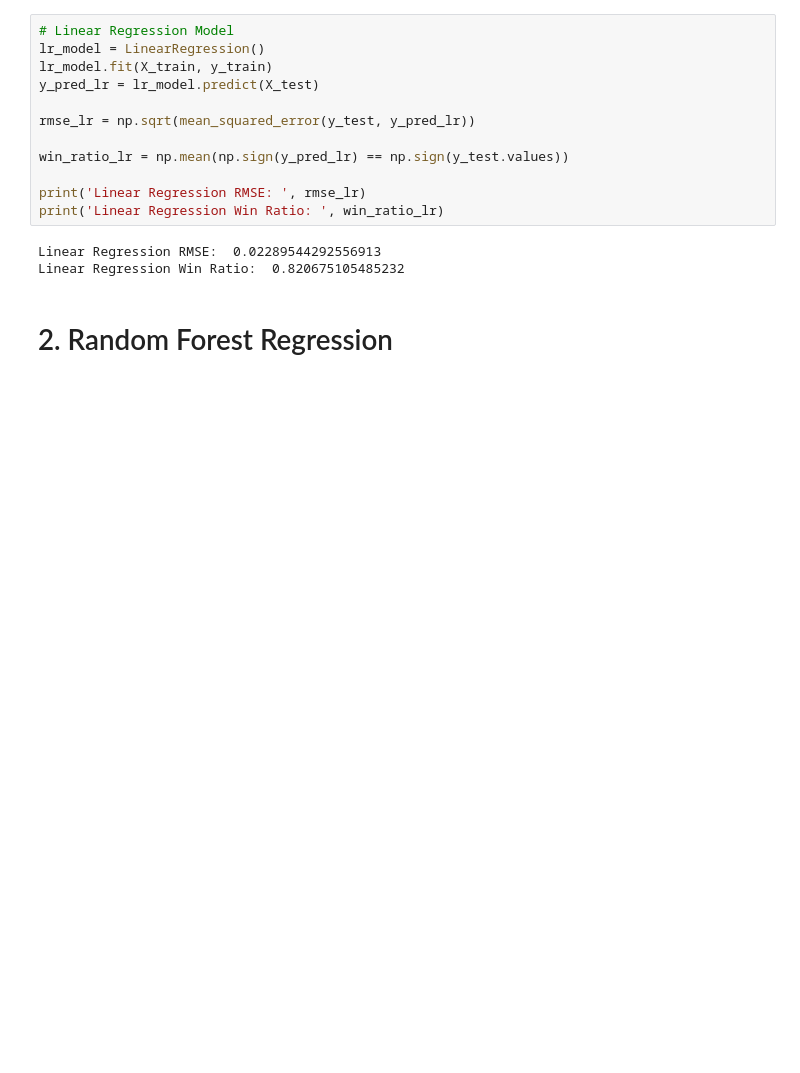
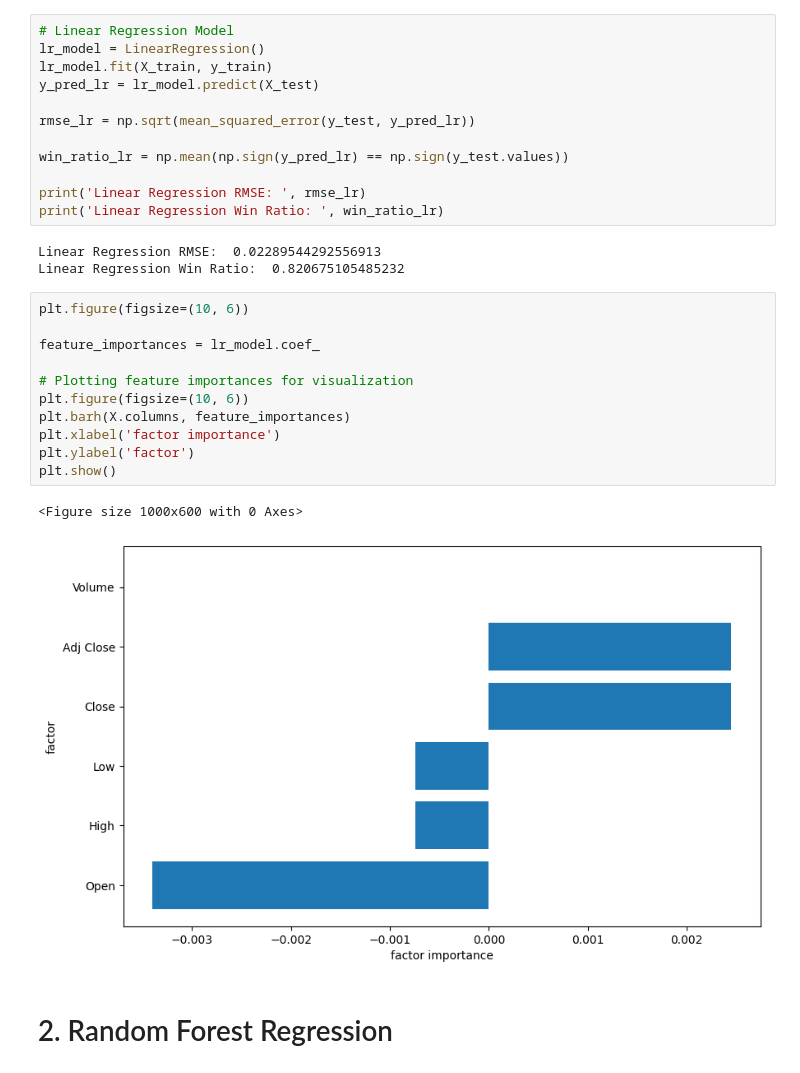
Before and after one commit to diyizhilunba/Python-for-Finance, a Jupyter notebook: machine-learning.ipynb, the cells around one changed output. Cells and saved outputs as stored; diff of their text form; blank space fills up the shorter version.

```diff
--- a/machine-learning.ipynb
+++ b/machine-learning.ipynb
@@ -77,6 +78,20 @@ print('Linear Regression Win Ratio: ', win_ratio_lr)
 # %% [output]
 Linear Regression RMSE:  0.02289544292556913
 Linear Regression Win Ratio:  0.820675105485232
+# %%
+plt.figure(figsize=(10, 6))
+
+feature_importances = lr_model.coef_
+
+# Plotting feature importances for visualization
+plt.figure(figsize=(10, 6))
+plt.barh(X.columns, feature_importances)
+plt.xlabel('factor importance')
+plt.ylabel('factor')
+plt.show()
+# %% [output]
+<Figure size 1000x600 with 0 Axes>
+[figure, added]
 # %% [markdown]
 # 2. Random Forest Regression
 # %%
```
Also changed, not shown: parts of 2 cells of this notebook.
